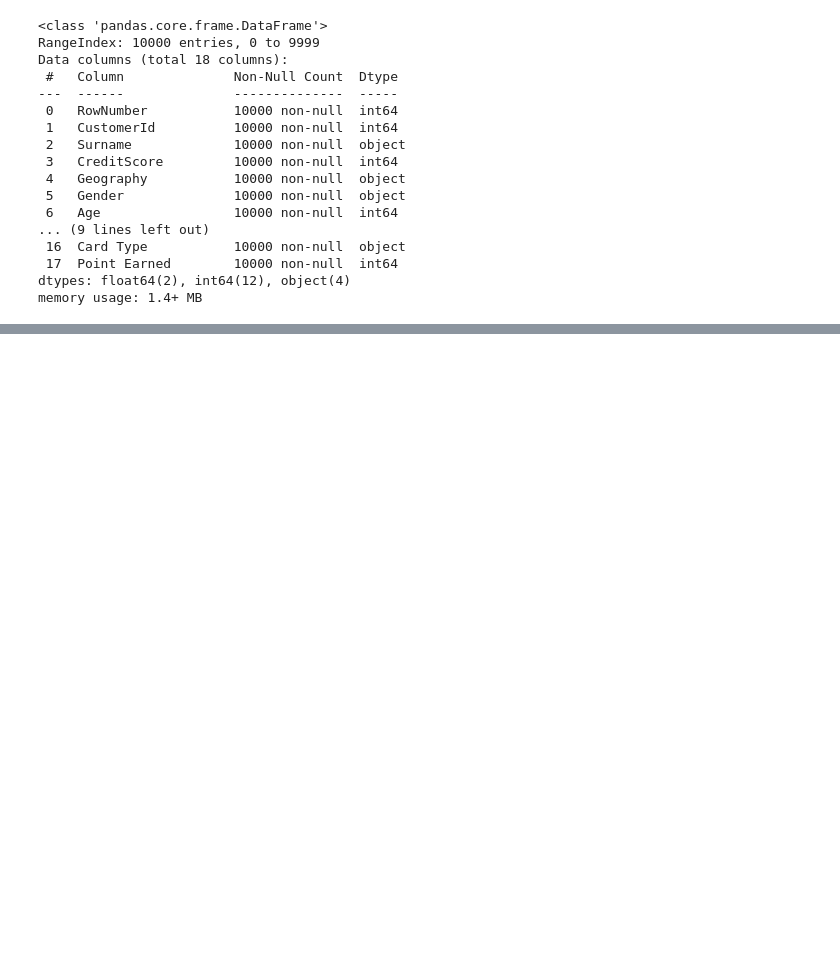
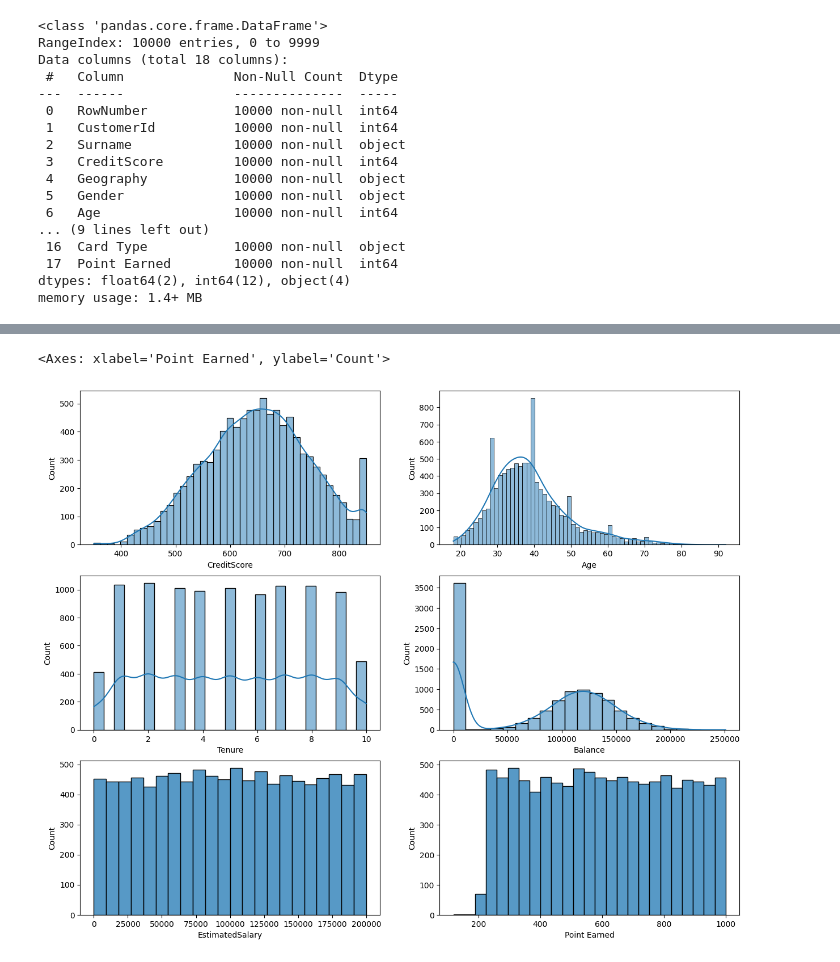
Before and after one commit to ravina029/CustomerChurnPrediction, a Jupyter notebook: research/EDA.ipynb, the cells around one changed output, grey strips where cells are left out. Cells and saved outputs as stored; diff of their text form; code cells hidden in the pictures; blank space fills up the shorter version.

```diff
--- a/research/EDA.ipynb
+++ b/research/EDA.ipynb
@@ -128,8 +46,0 @@ RowNumber           10000 non-null  int64
-# %%
-# Handle categorical variables using one-hot encoding
-#df = pd.get_dummies(df, columns=['Geography', 'Gender', 'Card Type'],dtype=int,drop_first=True)
-
-# Remove irrelevant columns,top five columns ['Complain', 'Age', 'NumOfProducts', 'IsActiveMember', 'Balance']
-#df = df.drop(['RowNumber', 'CustomerId', 'Surname',"HasCrCard","Satisfaction Score","Geography","Gender","Card Type",], axis=1)
-#df = df.drop(['RowNumber', 'CustomerId', 'Surname',"HasCrCard","Satisfaction Score","Geography","Gender","Card Type","CreditScore","Tenure","EstimatedSalary","Point Earned","Complain"], axis=1)
-df = df.drop(['RowNumber', 'CustomerId', 'Surname'], axis=1)
@@ -160,3 +46,0 @@ sns.heatmap(corr, annot = True, cmap = 'viridis')
-# %%
-# here complain column has 100% co relation with target column exited. drop the complain colum to avoid overfitting of the model.
-df.drop(columns=['Complain'], inplace=True)
@@ -251,5 +46,0 @@ sns.boxplot(x=df["CreditScore"])
-# %%
-from scipy.stats.mstats import winsorize
-
-# Winsorize the CreditScore column to treat outliers
-df['CreditScore'] = winsorize(df['CreditScore'], limits=[0.05, 0.05])
@@ -559,0 +184,23 @@ plt.show()
+# %%
+plt.figure(figsize = (15, 12))
+
+plt.subplot(3, 2, 1)
+sns.histplot(x = df['CreditScore'], kde = True)
+
+plt.subplot(3, 2, 2)
+sns.histplot(x = df['Age'], kde = True)
+
+plt.subplot(3, 2, 3)
+sns.histplot(x = df['Tenure'], kde = True)
+
+plt.subplot(3, 2, 4)
+sns.histplot(x = df['Balance'], kde = True)
+
+plt.subplot(3, 2, 5)
+sns.histplot(x = df['EstimatedSalary'])
+
+plt.subplot(3, 2, 6)
+sns.histplot(x = df['Point Earned'])
+# %% [output]
+<Axes: xlabel='Point Earned', ylabel='Count'>
+[figure, added]
```
Also changed, not shown: parts of 75 cells of this notebook.
